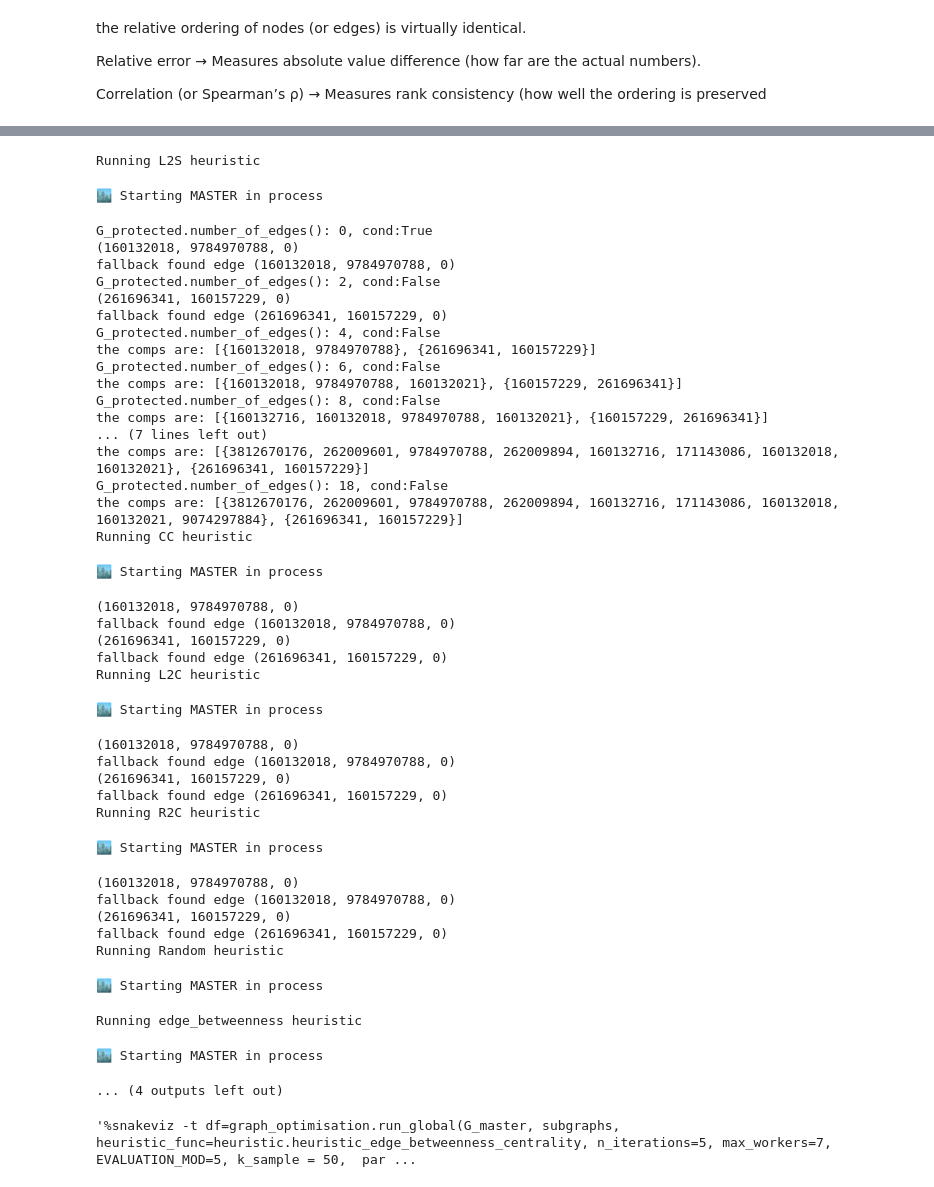
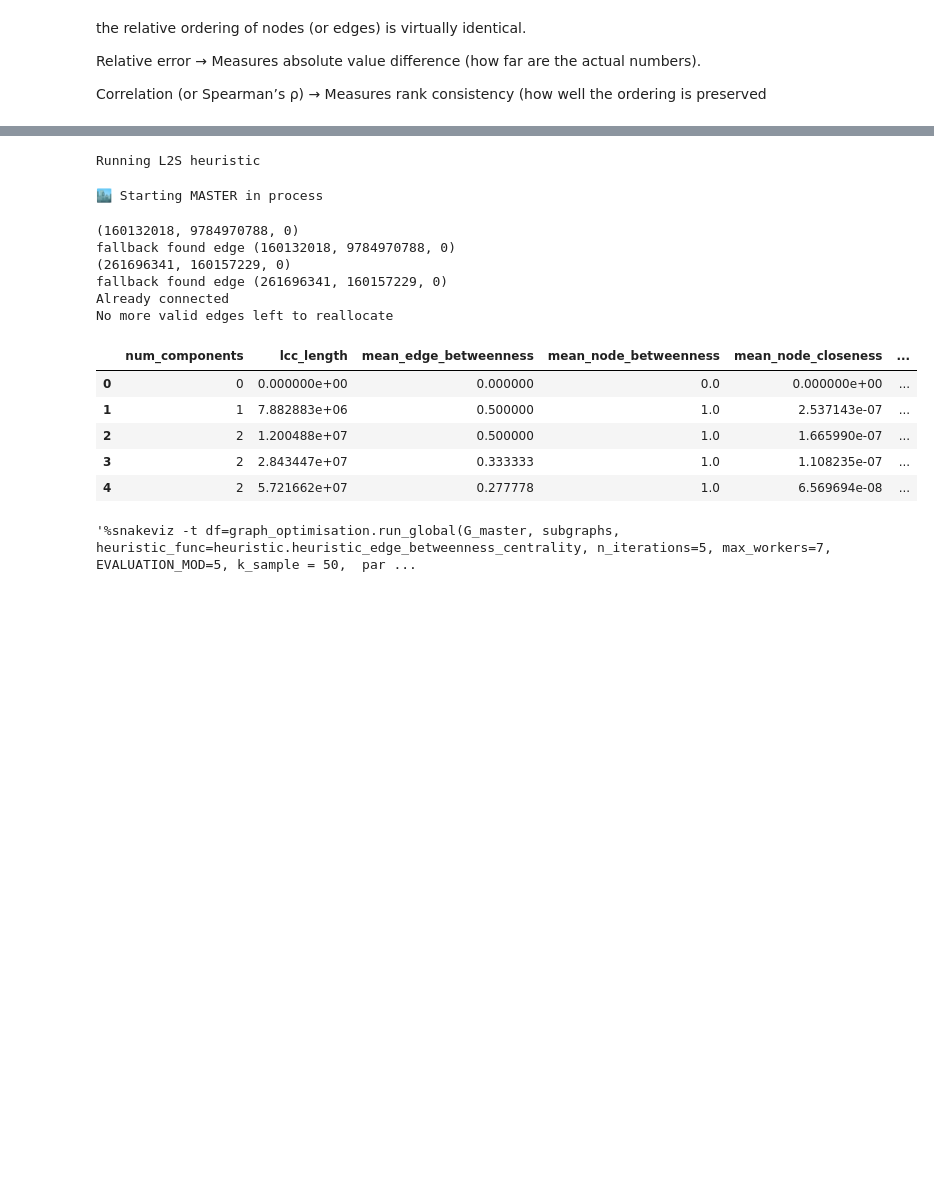
Before and after one commit to Matthew-Pirotta/FYP-OpenPaths, a Jupyter notebook: Code/main.ipynb, the cells around one changed output, grey strips where cells are left out. Cells and saved outputs as stored; diff of their text form; code cells hidden in the pictures; blank space fills up the shorter version.

```diff
--- a/Code/main.ipynb
+++ b/Code/main.ipynb
@@ -366,78 +366,51 @@ investigate_k_diff(G_master,max_k=50, seed=12, step=10)
 #TODO getting new very safe edges even tho nothing got allocated?
 heuristics = {
     "L2S": heuristic.heuristic_L2S,
-    "CC": heuristic.heuristic_CC,
-    "L2C": heuristic.heuristic_L2C,
-    "R2C": heuristic.heuristic_R2C,
-    "Random": heuristic.heuristic_random,
-    "edge_betweenness": heuristic.heuristic_edge_betweenness_centrality,
-    "edge_closeness_centrality": heuristic.heuristic_edge_closeness_centrality,
+    #"CC": heuristic.heuristic_CC,
+    #"L2C": heuristic.heuristic_L2C,
+    #"R2C": heuristic.heuristic_R2C,
+    #"Random": heuristic.heuristic_random,
+    #"edge_betweenness": heuristic.heuristic_edge_betweenness_centrality,
+    #"edge_closeness_centrality": heuristic.heuristic_edge_closeness_centrality,
 }
 
 chosen_localities = {"Birkirkara", "Il-Birgu"}  # use set for fast membership
 subgraphs = {name: G for name, G in subgraphs.items() if name in chosen_localities}
 
 #NOTE majority of computation time is spent on evaluation
 all_results = []
 for name, func in heuristics.items():
     print(f"Running {name} heuristic")
     df = graph_optimisation.run_global(
         G_master,
         heuristic_func=func,
-        n_iterations=10,
+        n_iterations=100,
         max_workers=7,
         EVALUATION_MOD=1,
         k_sample = 25,
         parallel=False,
     )
     df["heuristic"] = name
     all_results.append(df)
 
 optimised_graph_results_df = pd.concat(all_results, ignore_index=True)
 optimised_graph_results_df.sort_values(by=["heuristic", "locality", "iteration"])
 optimised_graph_results_df.head()
 # %% [output]
 Running L2S heuristic
 🏙️ Starting MASTER in process
-G_protected.number_of_edges(): 0, cond:True
 (160132018, 9784970788, 0)
 fallback found edge (160132018, 9784970788, 0)
-G_protected.number_of_edges(): 2, cond:False
 (261696341, 160157229, 0)
 fallback found edge (261696341, 160157229, 0)
-G_protected.number_of_edges(): 4, cond:False
-the comps are: [{160132018, 9784970788}, {261696341, 160157229}]
-G_protected.number_of_edges(): 6, cond:False
-the comps are: [{160132018, 9784970788, 160132021}, {160157229, 261696341}]
-G_protected.number_of_edges(): 8, cond:False
-the comps are: [{160132716, 160132018, 9784970788, 160132021}, {160157229, 261696341}]
-... (7 lines left out)
-the comps are: [{3812670176, 262009601, 9784970788, 262009894, 160132716, 171143086, 160132018, 160132021}, {261696341, 160157229}]
-G_protected.number_of_edges(): 18, cond:False
-the comps are: [{3812670176, 262009601, 9784970788, 262009894, 160132716, 171143086, 160132018, 160132021, 9074297884}, {261696341, 160157229}]
-Running CC heuristic
+Already connected
+No more valid edges left to reallocate
-🏙️ Starting MASTER in process
-(160132018, 9784970788, 0)
-fallback found edge (160132018, 9784970788, 0)
-(261696341, 160157229, 0)
-fallback found edge (261696341, 160157229, 0)
-Running L2C heuristic
-🏙️ Starting MASTER in process
-(160132018, 9784970788, 0)
-fallback found edge (160132018, 9784970788, 0)
-(261696341, 160157229, 0)
-fallback found edge (261696341, 160157229, 0)
-Running R2C heuristic
-🏙️ Starting MASTER in process
-(160132018, 9784970788, 0)
-fallback found edge (160132018, 9784970788, 0)
-(261696341, 160157229, 0)
-fallback found edge (261696341, 160157229, 0)
-Running Random heuristic
-🏙️ Starting MASTER in process
-Running edge_betweenness heuristic
-🏙️ Starting MASTER in process
-... (4 outputs left out)
+|  | num_components | lcc_length | mean_edge_betweenness | mean_node_betweenness | mean_node_closeness | ... |
+| 0 | 0 | 0.000000e+00 | 0.000000 | 0.0 | 0.000000e+00 | ... |
+| 1 | 1 | 7.882883e+06 | 0.500000 | 1.0 | 2.537143e-07 | ... |
+| 2 | 2 | 1.200488e+07 | 0.500000 | 1.0 | 1.665990e-07 | ... |
+| 3 | 2 | 2.843447e+07 | 0.333333 | 1.0 | 1.108235e-07 | ... |
+| 4 | 2 | 5.721662e+07 | 0.277778 | 1.0 | 6.569694e-08 | ... |
 # %%
 """%snakeviz -t df=graph_optimisation.run_global(G_master, subgraphs, heuristic_func=heuristic.heuristic_edge_betweenness_centrality, n_iterations=5, max_workers=7, EVALUATION_MOD=5, k_sample = 50,  parallel=False)"""
 # %% [output]
```
Also changed, not shown: parts of 8 cells of this notebook, 2 other files.
